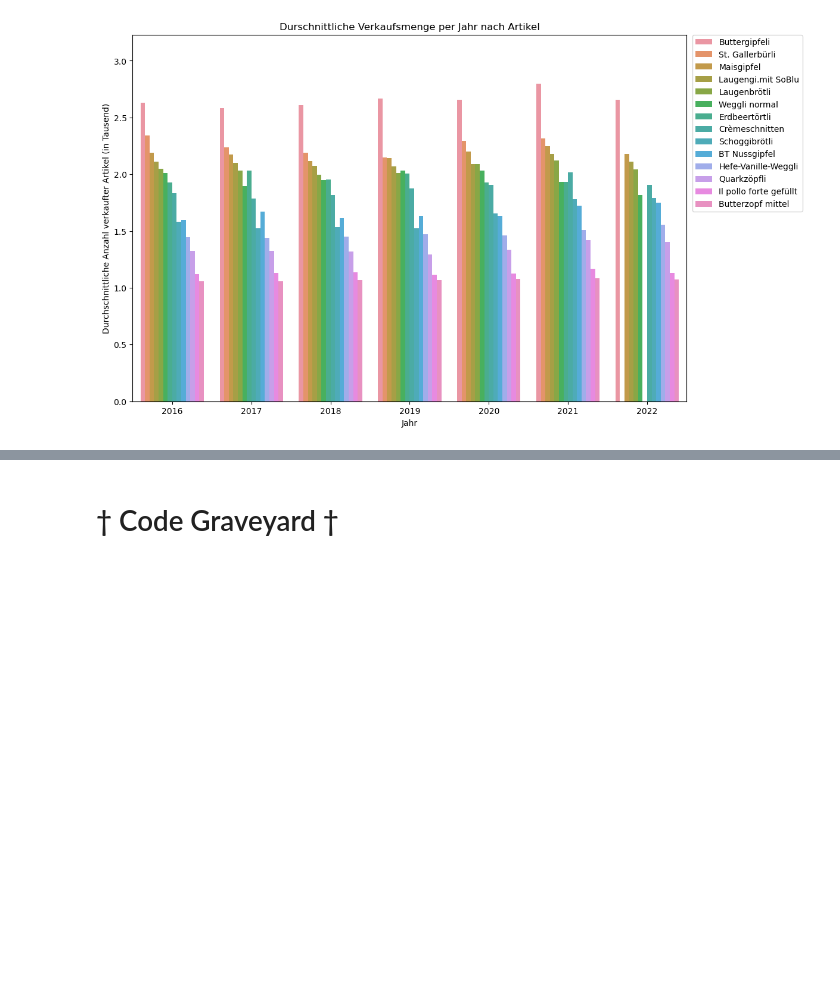
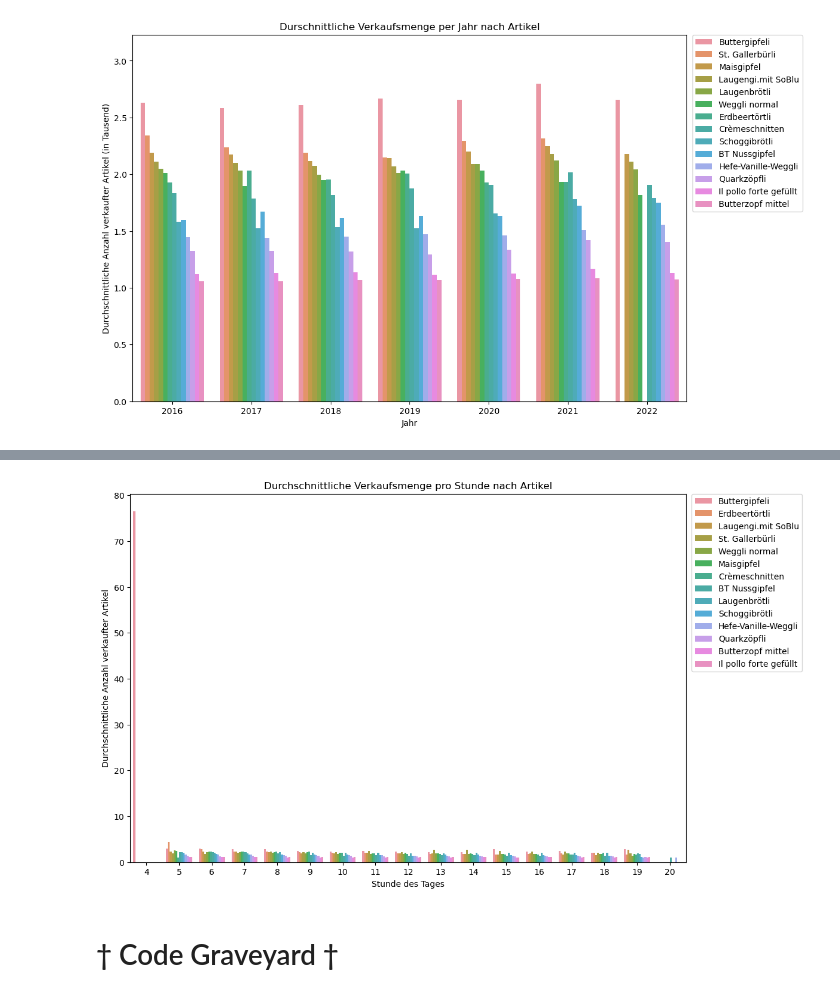
Before and after one commit to mrtz-wssl/KI_in_KMU, a Jupyter notebook: KI_in_KMU_Main.ipynb, the cells around one changed output, grey strips where cells are left out. Cells and saved outputs as stored; diff of their text form; code cells hidden in the pictures; blank space fills up the shorter version.

```diff
--- a/KI_in_KMU_Main.ipynb
+++ b/KI_in_KMU_Main.ipynb
@@ -830,3 +848,25 @@ Total amount of Buttergipfeli sold on 12.04.2021: 170.0
+# %%
+# Convert the "Uhrzeit" column to a datetime format
+data['Uhrzeit'] = pd.to_datetime(data['Uhrzeit'])
+
+# Group the data by Artikel and hour of the day, and calculate the average Menge value
+grouped_data = data.groupby(['Artikel', data['Uhrzeit'].dt.hour])['Menge'].mean()
+
+# Convert the grouped data to a DataFrame
+data_grouped = grouped_data.reset_index(name='avg_items_sold')
+
+# Sort the data by the average Menge value in descending order
+data_grouped_sorted = data_grouped.sort_values(by='avg_items_sold', ascending=False)
+
+# Create the bar plot
+fig, ax = plt.subplots(figsize=(12,8))
+ax = sns.barplot(x='Uhrzeit', y='avg_items_sold', hue='Artikel', data=data_grouped_sorted)
+ax.set(title='Durchschnittliche Verkaufsmenge pro Stunde nach Artikel', xlabel='Stunde des Tages', ylabel='Durchschnittliche Anzahl verkaufter Artikel')
+
+ax.legend(bbox_to_anchor=(1.01, 1), borderaxespad=0)
+plt.show()
+# %% [output]
+[figure, added]
 # %% [markdown]
 # † Code Graveyard † #
 # %%
```
Also changed, not shown: parts of 1 cell of this notebook.
